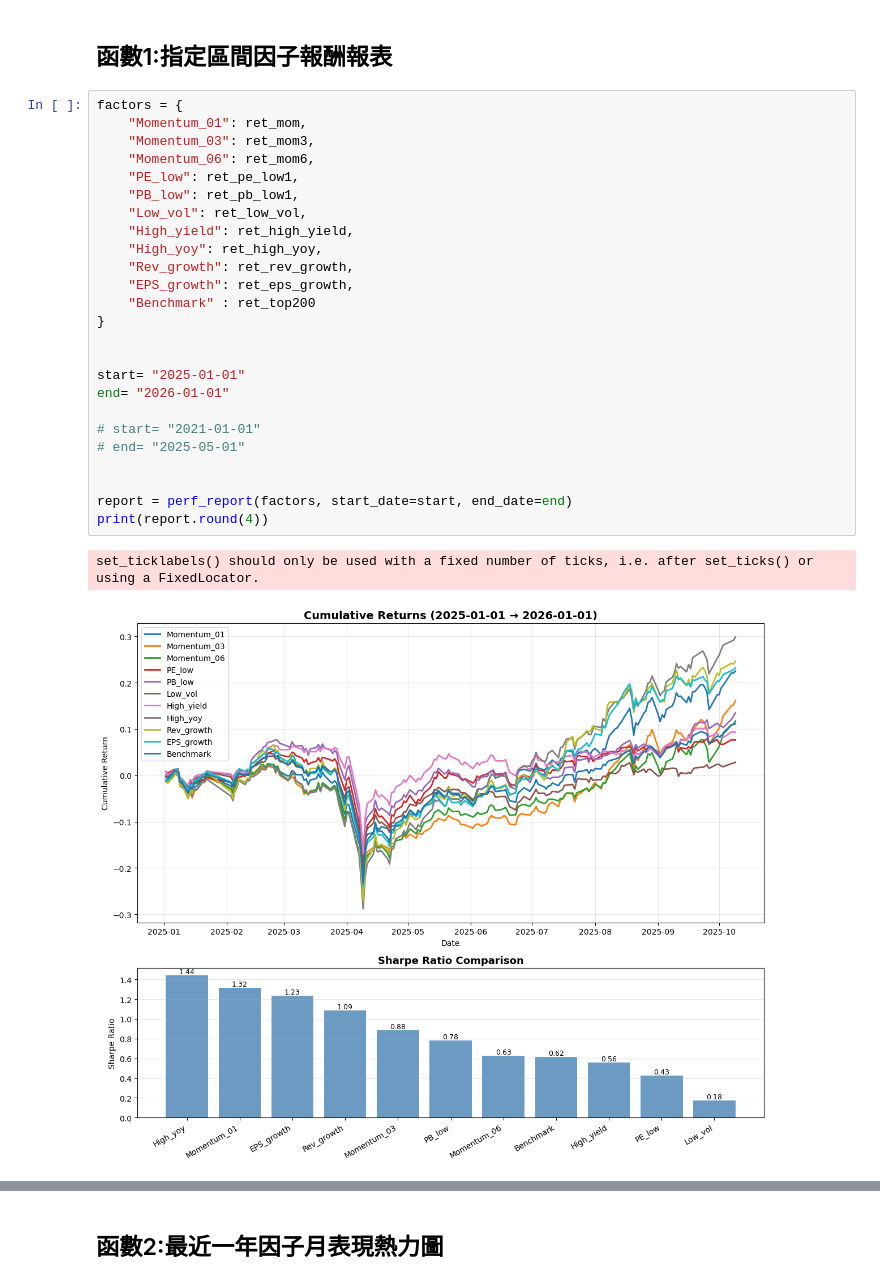
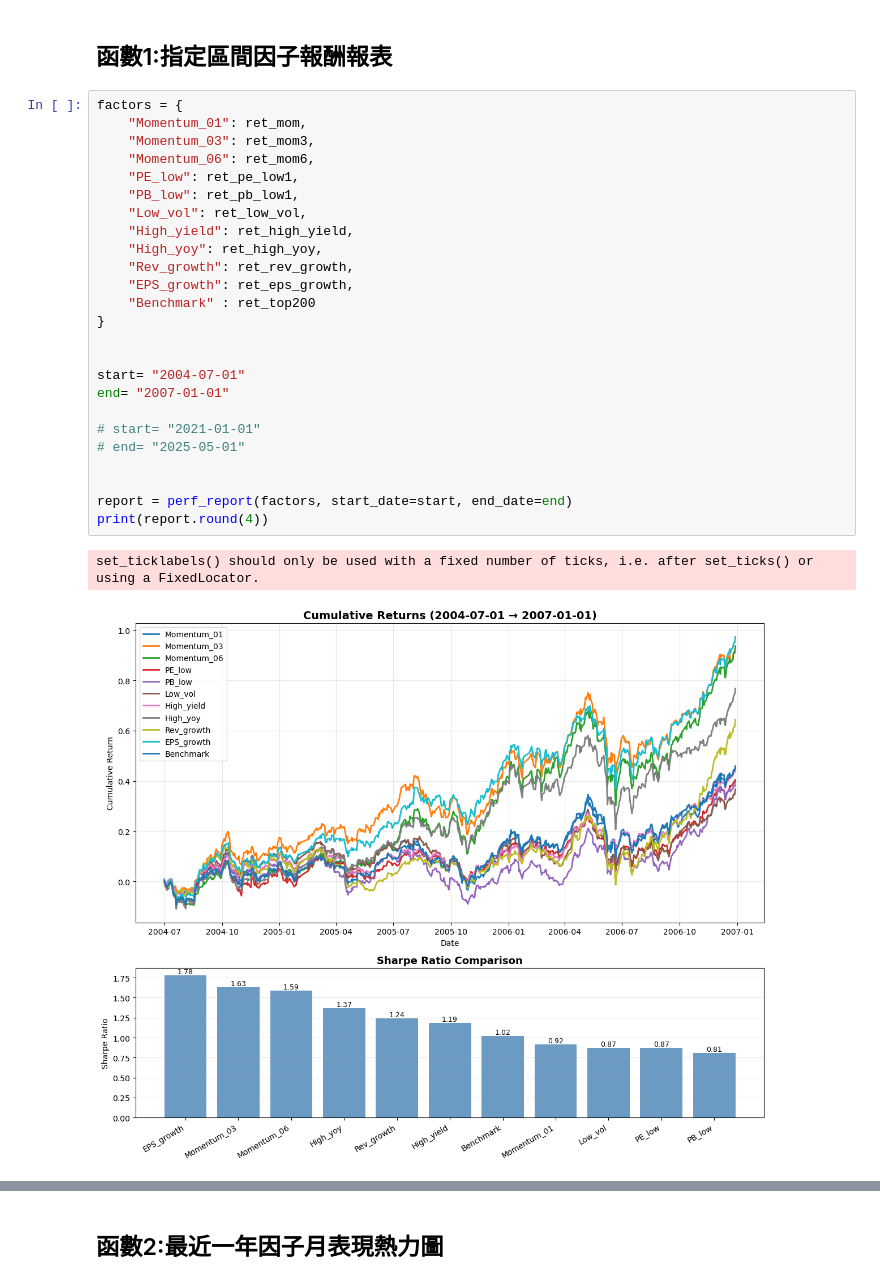
Before and after one commit to alfred0427/----_ver1, a Jupyter notebook: main.ipynb, the cells around one changed output, grey strips where cells are left out. Saved outputs shown, nothing was run; the diff lists cells and outputs as text.

```diff
--- a/main.ipynb
+++ b/main.ipynb
@@ -243,29 +239,29 @@ from interval_report import perf_report,factor_monthly_heatmap_plotly,factor_ran
 # %%
 factors = {
     "Momentum_01": ret_mom,
     "Momentum_03": ret_mom3,
     "Momentum_06": ret_mom6,
     "PE_low": ret_pe_low1,
     "PB_low": ret_pb_low1,
     "Low_vol": ret_low_vol,
     "High_yield": ret_high_yield,
     "High_yoy": ret_high_yoy,
     "Rev_growth": ret_rev_growth,
     "EPS_growth": ret_eps_growth,
     "Benchmark" : ret_top200
 }
 
 
-start= "2025-01-01"
-end= "2026-01-01"
+start= "2004-07-01"
+end= "2007-01-01"
 
 # start= "2021-01-01"
 # end= "2025-05-01"
 
 
 report = perf_report(factors, start_date=start, end_date=end)
 print(report.round(4))
 # %% [output]
 set_ticklabels() should only be used with a fixed number of ticks, i.e. after set_ticks() or using a FixedLocator.
-[figure, old version]
+[figure, new version]
              Annual Return  Annual Volatility  Sharpe Ratio  Total Return
```
Also changed, not shown: parts of 5 cells of this notebook, 17 other files.
